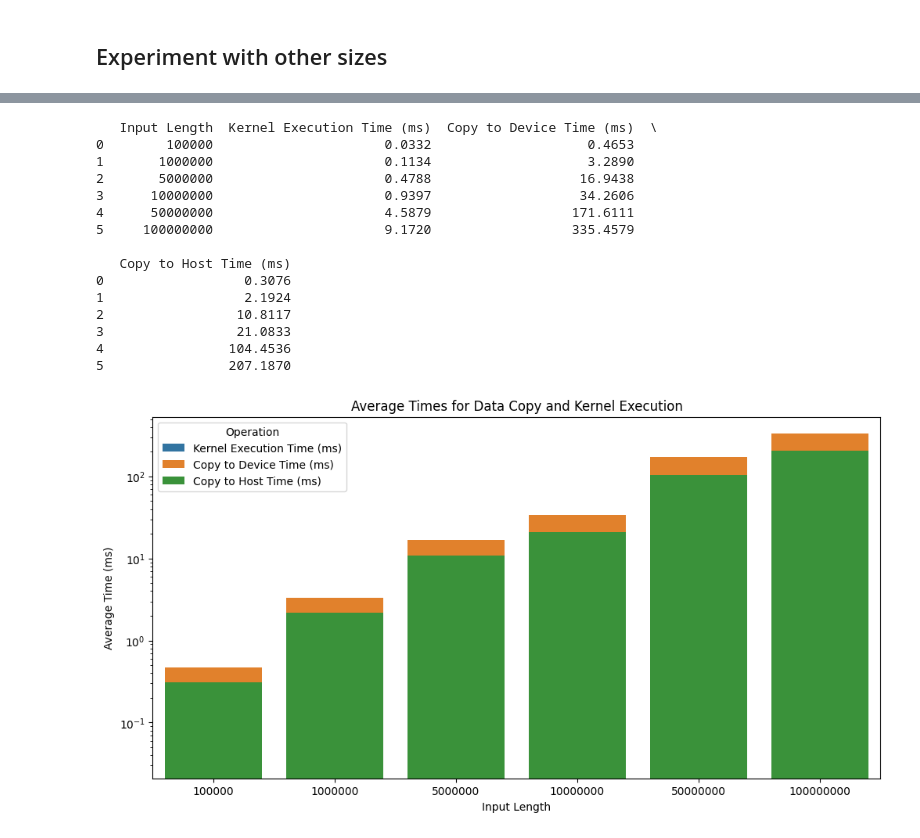
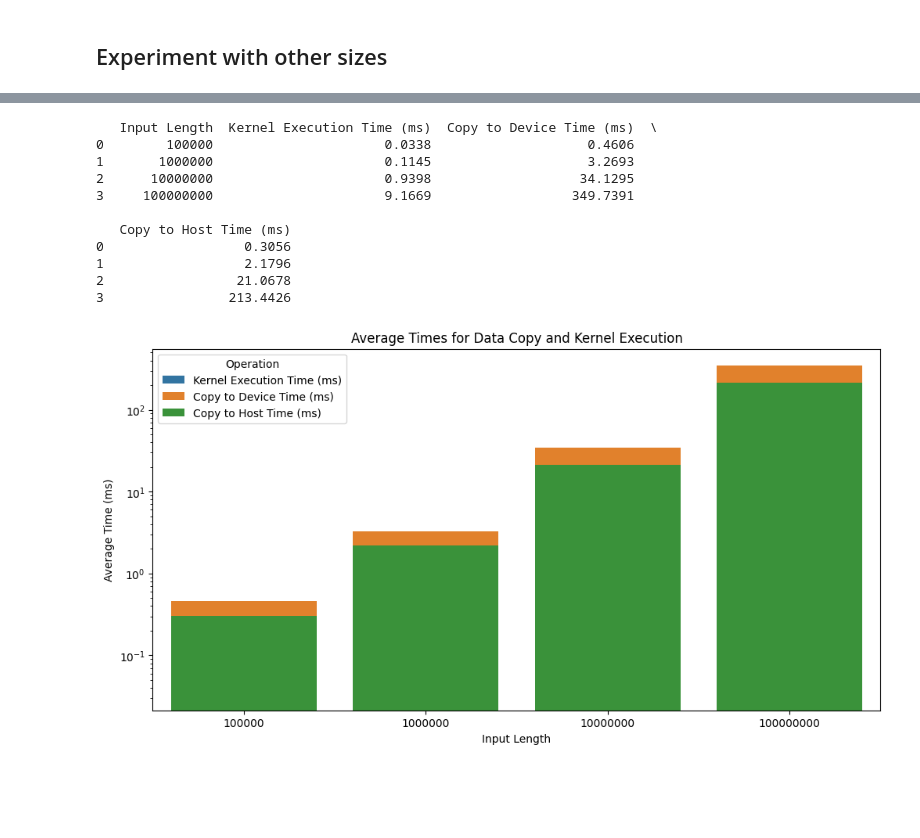
Before and after one commit to spetznick/applied-gpu-programming, a Jupyter notebook: assignment-2.ipynb, the cells around one changed output, grey strips where cells are left out. Drawn from its saved outputs; the diff is of its cells as text; code cells hidden in the pictures; blank space fills up the shorter version.

```diff
--- a/assignment-2.ipynb
+++ b/assignment-2.ipynb
@@ -451,34 +472,24 @@ def parse_results(results_str):
 results_str = """
 The input length is 100000, (numBlocks, numThreadsPerBlock) = (391, 256).
 Input length 100000, (numBlocks, numThreadsPerBlock) = (391, 256).
-Average kernel execution time of 10 runs: 0.0332 +- 0.0546 ms
-Average time for data copy to device:     0.4653 +- 0.0313 ms
-Average time for data copy to host:       0.3076 +- 0.1151 ms
+Average kernel execution time of 10 runs: 0.0338 +- 0.0579 ms
+Average time for data copy to device:     0.4606 +- 0.0284 ms
+Average time for data copy to host:       0.3056 +- 0.1264 ms
 The input length is 1000000, (numBlocks, numThreadsPerBlock) = (3907, 256).
 Input length 1000000, (numBlocks, numThreadsPerBlock) = (3907, 256).
-Average kernel execution time of 10 runs: 0.1134 +- 0.0486 ms
-Average time for data copy to device:     3.2890 +- 0.1589 ms
-Average time for data copy to host:       2.1924 +- 1.2510 ms
-The input length is 5000000, (numBlocks, numThreadsPerBlock) = (19532, 256).
-Input length 5000000, (numBlocks, numThreadsPerBlock) = (19532, 256).
-Average kernel execution time of 10 runs: 0.4788 +- 0.0516 ms
-Average time for data copy to device:     16.9438 +- 0.4962 ms
-Average time for data copy to host:       10.8117 +- 6.7098 ms
+Average kernel execution time of 10 runs: 0.1145 +- 0.0502 ms
+Average time for data copy to device:     3.2693 +- 0.1583 ms
+Average time for data copy to host:       2.1796 +- 1.2151 ms
 The input length is 10000000, (numBlocks, numThreadsPerBlock) = (39063, 256).
 Input length 10000000, (numBlocks, numThreadsPerBlock) = (39063, 256).
-Average kernel execution time of 10 runs: 0.9397 +- 0.0546 ms
-Average time for data copy to device:     34.2606 +- 0.9204 ms
-Average time for data copy to host:       21.0833 +- 11.8544 ms
-The input length is 50000000, (numBlocks, numThreadsPerBlock) = (195313, 256).
-Input length 50000000, (numBlocks, numThreadsPerBlock) = (195313, 256).
-Average kernel execution time of 10 runs: 4.5879 +- 0.0704 ms
-Average time for data copy to device:     171.6111 +- 8.4352 ms
-Average time for data copy to host:       104.4536 +- 58.5639 ms
+Average kernel execution time of 10 runs: 0.9398 +- 0.0547 ms
+Average time for data copy to device:     34.1295 +- 0.7819 ms
+Average time for data copy to host:       21.0678 +- 11.7128 ms
 The input length is 100000000, (numBlocks, numThreadsPerBlock) = (390625, 256).
 Input length 100000000, (numBlocks, numThreadsPerBlock) = (390625, 256).
-Average kernel execution time of 10 runs: 9.1720 +- 0.0574 ms
-Average time for data copy to device:     335.4579 +- 3.3210 ms
-Average time for data copy to host:       207.1870 +- 119.9519 ms
+Average kernel execution time of 10 runs: 9.1669 +- 0.0574 ms
+Average time for data copy to device:     349.7391 +- 15.5713 ms
+Average time for data copy to host:       213.4426 +- 116.5841 ms
 """
 
 # Parse the results
@@ -493,43 +504,39 @@ print(df)
 #     "Kernel Execution Time (ms)": [0.0332, 0.1134, 0.4788, 0.9397, 4.5879, 9.1720],
 #     "Copy to Device Time (ms)": [0.4653, 3.2890, 16.9438, 34.2606, 171.6111, 335.4579],
 #     "Copy to Host Time (ms)": [0.3076, 2.1924, 10.8117, 21.0833, 104.4536, 207.1870]
 # }
 
 # # Convert the data into a pandas DataFrame
 # df = pd.DataFrame(data)
 
 # Reshape the DataFrame for a stacked bar plot
 df_melted = df.melt(id_vars="Input Length",
                     value_vars=["Kernel Execution Time (ms)", "Copy to Device Time (ms)", "Copy to Host Time (ms)"],
                     var_name="Operation",
                     value_name="Time (ms)")
 
 # Plotting the stacked bar plot
 plt.figure(figsize=(12, 6))
 sns.barplot(data=df_melted, x="Input Length", y="Time (ms)", hue="Operation", dodge=False)
 
 # Adding plot details
 plt.title("Average Times for Data Copy and Kernel Execution")
 plt.xlabel("Input Length")
 plt.ylabel("Average Time (ms)")
 plt.yscale("log")  # Log scale can help better visualize the differences across large ranges
 plt.legend(title="Operation", loc="upper left")
 
 plt.show()
 # %% [output]
    Input Length  Kernel Execution Time (ms)  Copy to Device Time (ms)  \
-0        100000                      0.0332                    0.4653
-1       1000000                      0.1134                    3.2890
-2       5000000                      0.4788                   16.9438
-3      10000000                      0.9397                   34.2606
-4      50000000                      4.5879                  171.6111
-5     100000000                      9.1720                  335.4579
+0        100000                      0.0338                    0.4606
+1       1000000                      0.1145                    3.2693
+2      10000000                      0.9398                   34.1295
+3     100000000                      9.1669                  349.7391
 
    Copy to Host Time (ms)
-0                  0.3076
-1                  2.1924
-2                 10.8117
-3                 21.0833
-4                104.4536
-5                207.1870
+0                  0.3056
+1                  2.1796
+2                 21.0678
+3                213.4426
-[figure, old version]
+[figure, new version]
```
Also changed, not shown: parts of 4 cells of this notebook.
